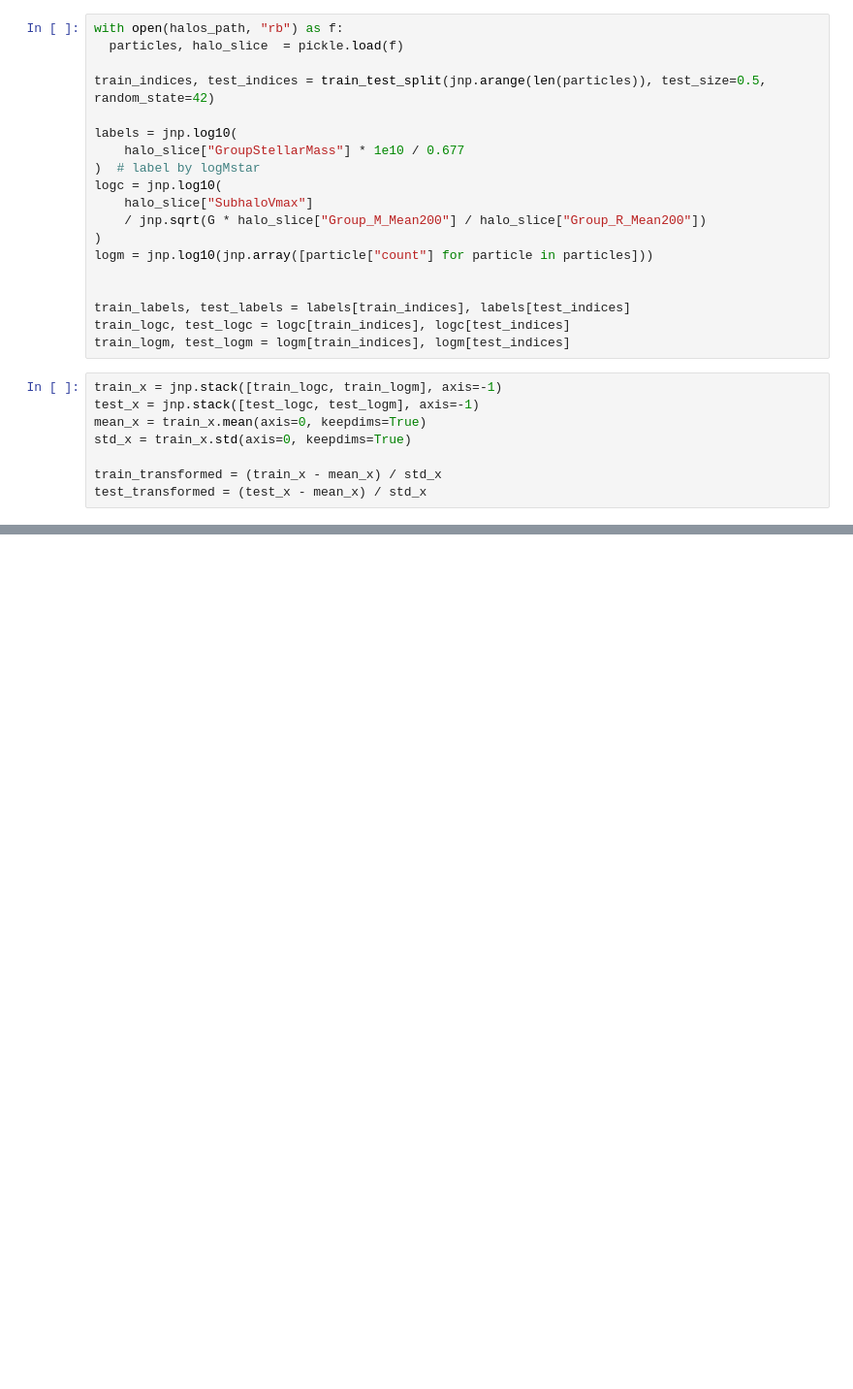
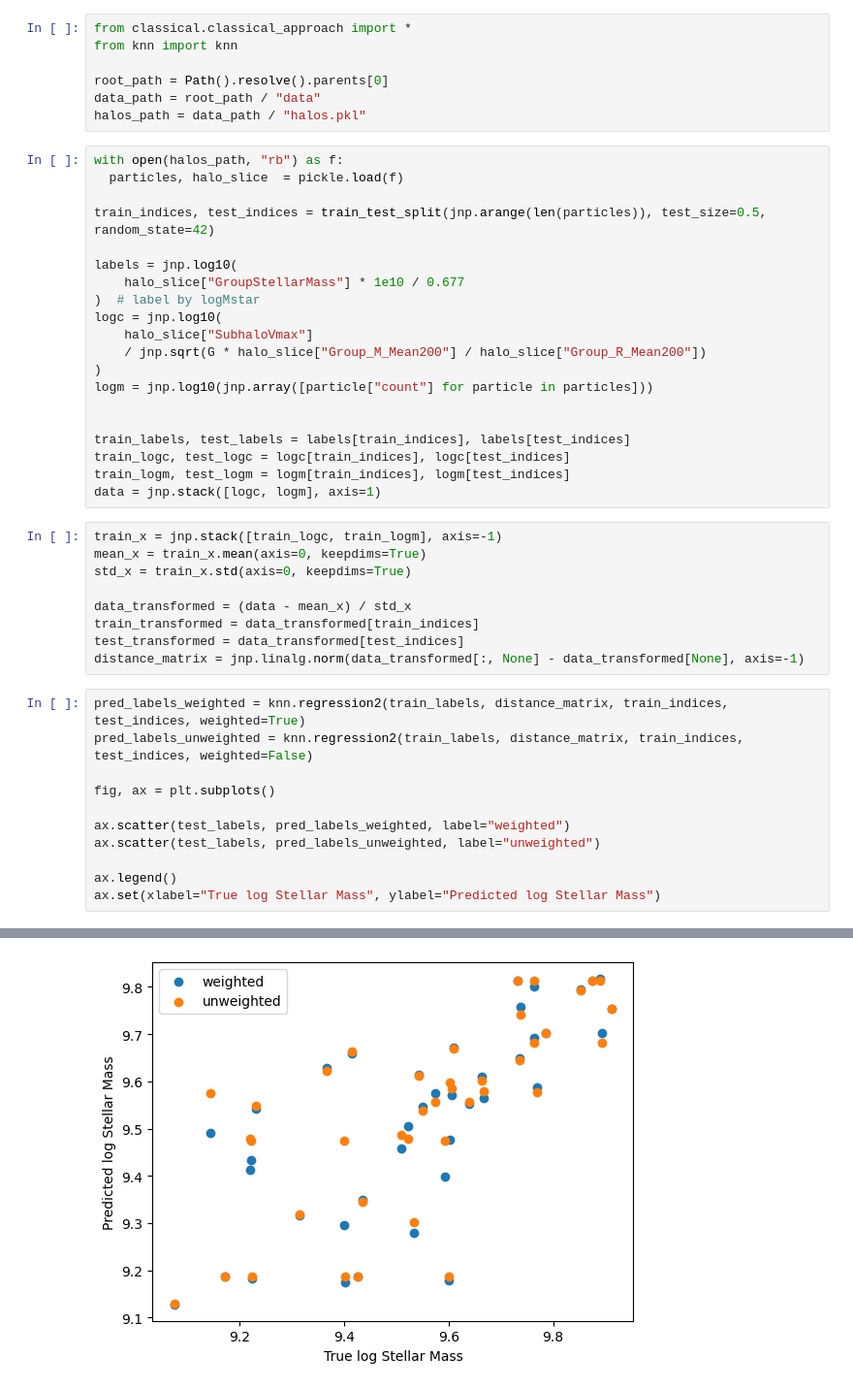
Before and after one commit to Daniel-Packer/dark-matter-halos, a Jupyter notebook: src/classical/classical_approach_knn.ipynb, the cells around one changed output, grey strips where cells are left out. Shown at 97% size. Drawn from its saved outputs; the diff is of its cells as text; blank space fills up the shorter version.

Commit message:
added train/val/test split indices

```diff
--- a/src/classical/classical_approach_knn.ipynb
+++ b/src/classical/classical_approach_knn.ipynb
@@ -6,3 +7,10 @@ from classical_approach import *
+# %%
+from classical.classical_approach import *
+from knn import knn
+
+root_path = Path().resolve().parents[0]
+data_path = root_path / "data"
+halos_path = data_path / "halos.pkl"
 # %%
 with open(halos_path, "rb") as f:
   particles, halo_slice  = pickle.load(f)
@@ -22,11 +30,25 @@ logm = jnp.log10(jnp.array([particle["count"] for particle in particles]))
 train_labels, test_labels = labels[train_indices], labels[test_indices]
 train_logc, test_logc = logc[train_indices], logc[test_indices]
 train_logm, test_logm = logm[train_indices], logm[test_indices]
+data = jnp.stack([logc, logm], axis=1)
 # %%
 train_x = jnp.stack([train_logc, train_logm], axis=-1)
-test_x = jnp.stack([test_logc, test_logm], axis=-1)
 mean_x = train_x.mean(axis=0, keepdims=True)
 std_x = train_x.std(axis=0, keepdims=True)
 
-train_transformed = (train_x - mean_x) / std_x
-test_transformed = (test_x - mean_x) / std_x
+data_transformed = (data - mean_x) / std_x
+train_transformed = data_transformed[train_indices]
+test_transformed = data_transformed[test_indices]
+distance_matrix = jnp.linalg.norm(data_transformed[:, None] - data_transformed[None], axis=-1)
+# %%
+pred_labels_weighted = knn.regression2(train_labels, distance_matrix, train_indices, test_indices, weighted=True)
+pred_labels_unweighted = knn.regression2(train_labels, distance_matrix, train_indices, test_indices, weighted=False)
+
+fig, ax = plt.subplots()
+
+ax.scatter(test_labels, pred_labels_weighted, label="weighted")
+ax.scatter(test_labels, pred_labels_unweighted, label="unweighted")
+
+ax.legend()
+ax.set(xlabel="True log Stellar Mass", ylabel="Predicted log Stellar Mass")
+# %% [output]
@@ -32,0 +57 @@ test_transformed = (test_x - mean_x) / std_x
+[figure, added]
```
Also changed, not shown: parts of 3 cells of this notebook, 6 other files.
